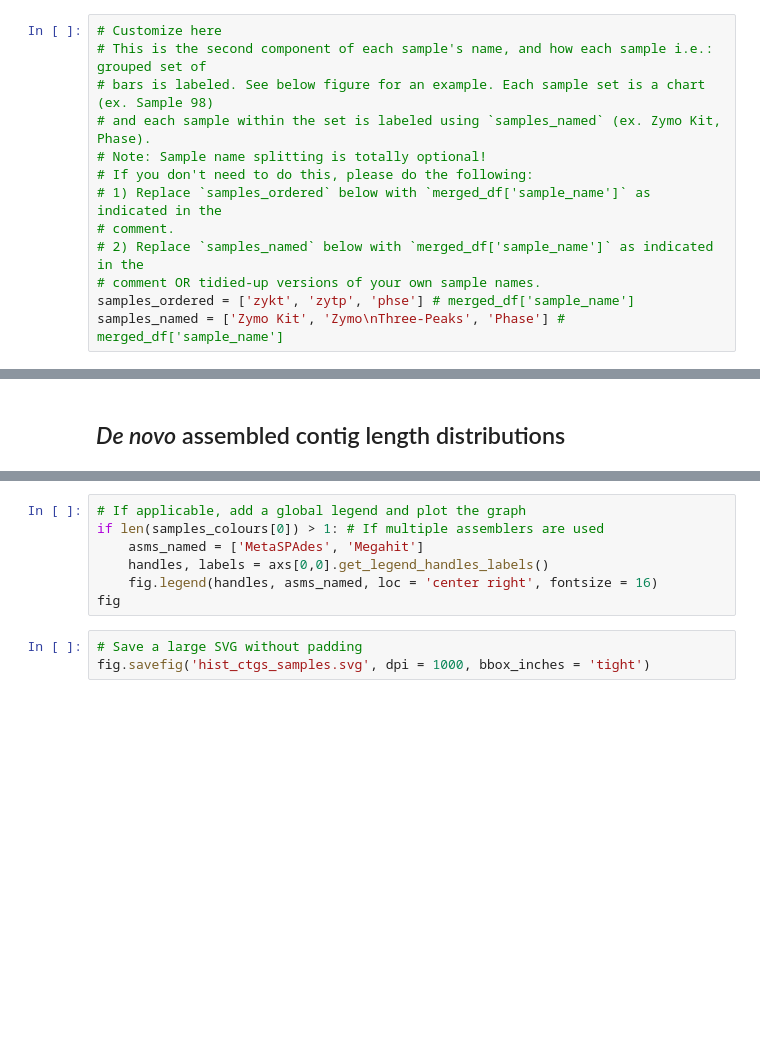
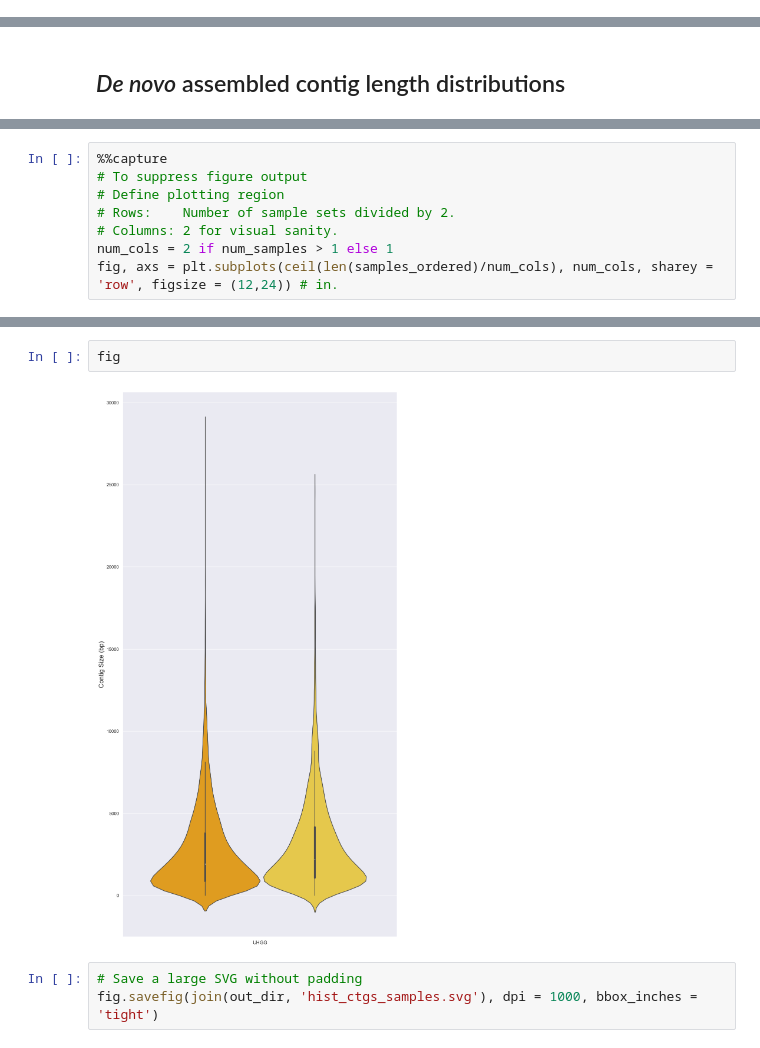
Before and after one commit to Meta-CAMP/camp_short-read-assembly, a Jupyter notebook: Dataviz.ipynb, the cells around one changed output, grey strips where cells are left out. Drawn from its saved outputs; the diff is of its cells as text; blank space fills up the shorter version.

```diff
--- a/Dataviz.ipynb
+++ b/Dataviz.ipynb
@@ -59,16 +63,3 @@ for s in sample_nums:
-# %%
-# Customize here
-# This is the second component of each sample's name, and how each sample i.e.: grouped set of
-# bars is labeled. See below figure for an example. Each sample set is a chart (ex. Sample 98)
-# and each sample within the set is labeled using `samples_named` (ex. Zymo Kit, Phase).
-# Note: Sample name splitting is totally optional!
-# If you don't need to do this, please do the following:
-# 1) Replace `samples_ordered` below with `merged_df['sample_name']` as indicated in the
-# comment.
-# 2) Replace `samples_named` below with `merged_df['sample_name']` as indicated in the
-# comment OR tidied-up versions of your own sample names.
-samples_ordered = ['zykt', 'zytp', 'phse'] # merged_df['sample_name']
-samples_named = ['Zymo Kit', 'Zymo\nThree-Peaks', 'Phase'] # merged_df['sample_name']
 # %%
 # Merge the sample set dataframes and check their contents
 df_lst = []
@@ -188,3 +144,11 @@ def violin_plot(df, s, a, cols):
     return p
+# %%
+%%capture
+# To suppress figure output
+# Define plotting region
+# Rows:    Number of sample sets divided by 2.
+# Columns: 2 for visual sanity.
+num_cols = 2 if num_samples > 1 else 1
+fig, axs = plt.subplots(ceil(len(samples_ordered)/num_cols), num_cols, sharey = 'row', figsize = (12,24)) # in.
 # %%
 # Make each of the panels and then label the leftmost panel in each row
@@ -197,10 +172,7 @@ for i, s in enumerate(sample_nums):
 # %%
-# If applicable, add a global legend and plot the graph
-if len(samples_colours[0]) > 1: # If multiple assemblers are used
-    asms_named = ['MetaSPAdes', 'Megahit']
-    handles, labels = axs[0,0].get_legend_handles_labels()
-    fig.legend(handles, asms_named, loc = 'center right', fontsize = 16)
 fig
+# %% [output]
+[figure, added]
 # %%
 # Save a large SVG without padding
-fig.savefig('hist_ctgs_samples.svg', dpi = 1000, bbox_inches = 'tight')
+fig.savefig(join(out_dir, 'hist_ctgs_samples.svg'), dpi = 1000, bbox_inches = 'tight')
```
Also changed, not shown: parts of 17 cells of this notebook, 18 other files.
